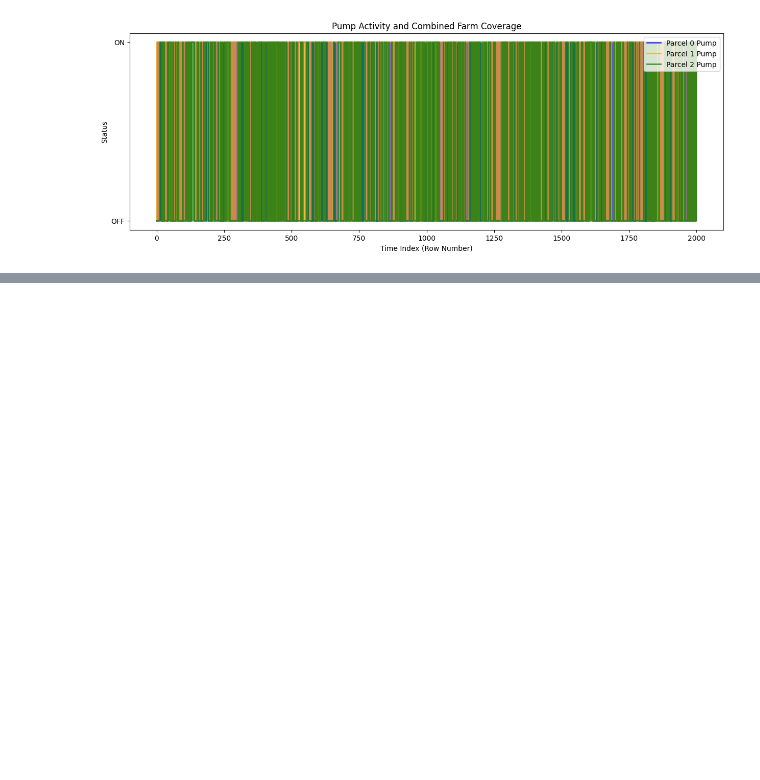
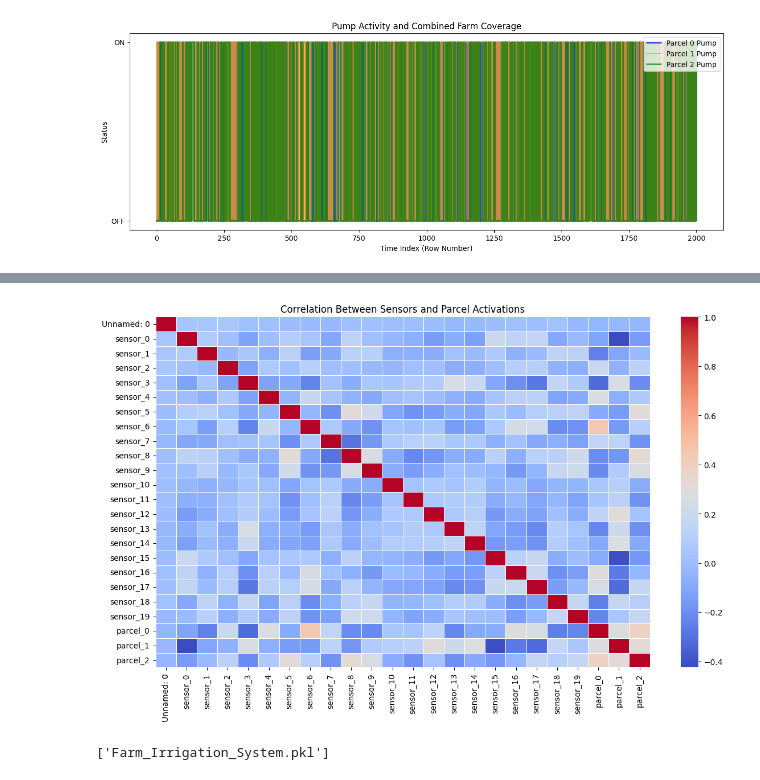
Before and after one commit to vishakha-sharma21/SmartIrrigation-AICTE-SHELL, a Jupyter notebook: session1.ipynb, the cells around one changed output, grey strips where cells are left out. Drawn from its saved outputs; the diff is of its cells as text; code cells hidden in the pictures; blank space fills up the shorter version.

```diff
--- a/session1.ipynb
+++ b/session1.ipynb
@@ -314,0 +383,23 @@ joblib.dump(model, "Farm_Irrigation_System.pkl")
+# %%
+
+
+# Re-load the original (unscaled) dataset if needed
+df = pd.read_csv("irrigation_machine.csv")
+
+# Compute correlation matrix
+correlation_matrix = df.corr()
+
+# Plot the heatmap
+plt.figure(figsize=(14, 8))
+sns.heatmap(correlation_matrix, cmap='coolwarm', annot=False, linewidths=0.5)
+plt.title("Correlation Between Sensors and Parcel Activations")
+plt.show()
+# %% [output]
+[figure, added]
+# %%
+import joblib
+from sklearn.pipeline import Pipeline
+
+joblib.dump(model, "Farm_Irrigation_System.pkl")
+# %% [output]
+['Farm_Irrigation_System.pkl']
```
Also changed, not shown: parts of 12 cells of this notebook, 2 other files.
